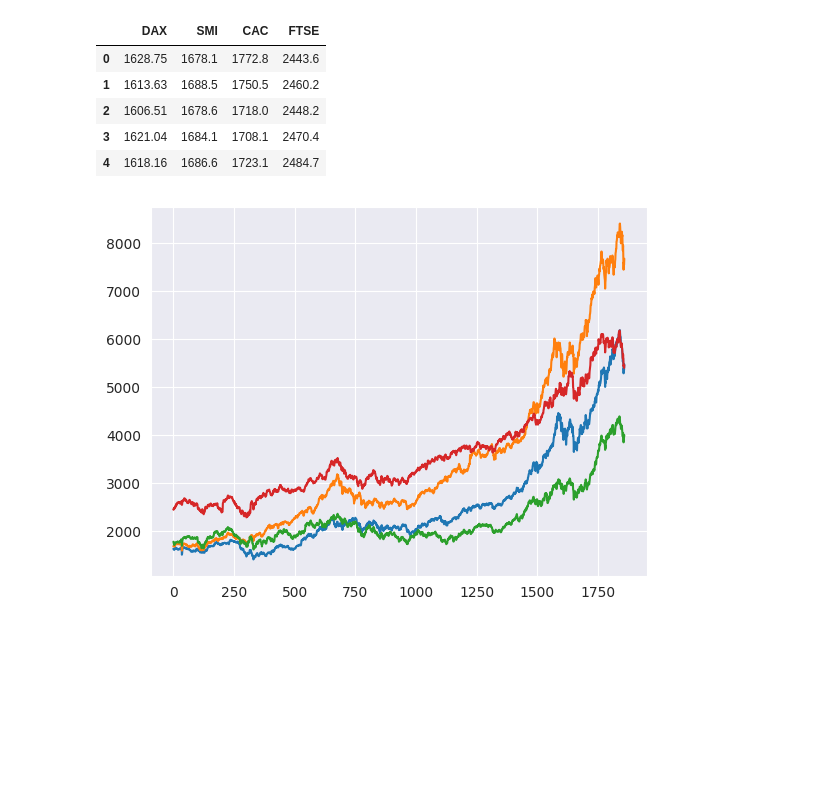
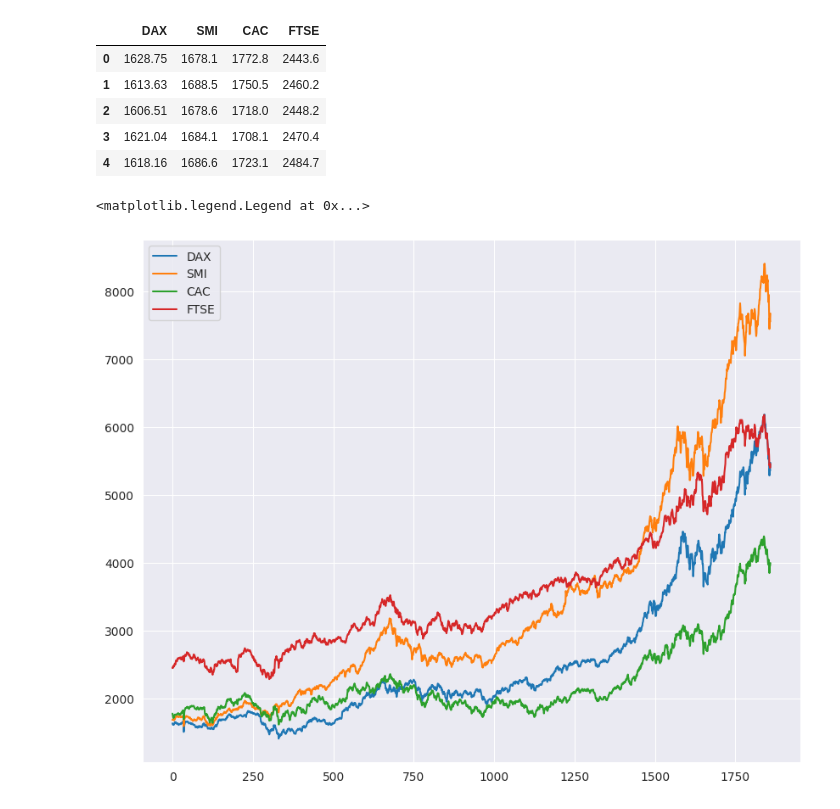
Before and after one commit to BenSerg/ML-labs-polytech, a Jupyter notebook: Regression/task5.ipynb, the cells around one changed output. Drawn from its saved outputs; the diff is of its cells as text; code cells hidden in the pictures; blank space fills up the shorter version.

```diff
--- a/Regression/task5.ipynb
+++ b/Regression/task5.ipynb
@@ -15,11 +15,14 @@ df.head()
 | 3 | 1621.04 | 1684.1 | 1708.1 | 2470.4 |
 | 4 | 1618.16 | 1686.6 | 1723.1 | 2484.7 |
 # %%
+plt.figure(figsize=(10, 8))
 len(df)
 for i in df.columns:
-    plt.plot(range(len(df)), df[i])
+    plt.plot(range(len(df)), df[i], label=i)
+plt.legend()
 # %% [output]
+<matplotlib.legend.Legend at 0x...>
-[figure, old version]
+[figure, new version]
 # %%
 from sklearn.linear_model import LinearRegression
 plt.figure(figsize=(10, 10))
```
Also changed, not shown: parts of 4 cells of this notebook, 8 other files.
